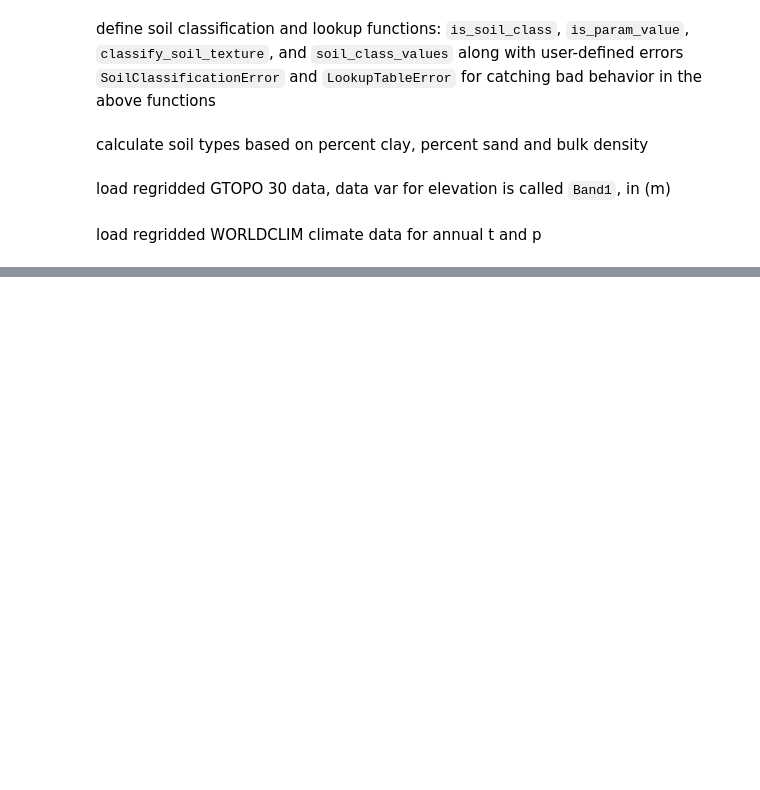
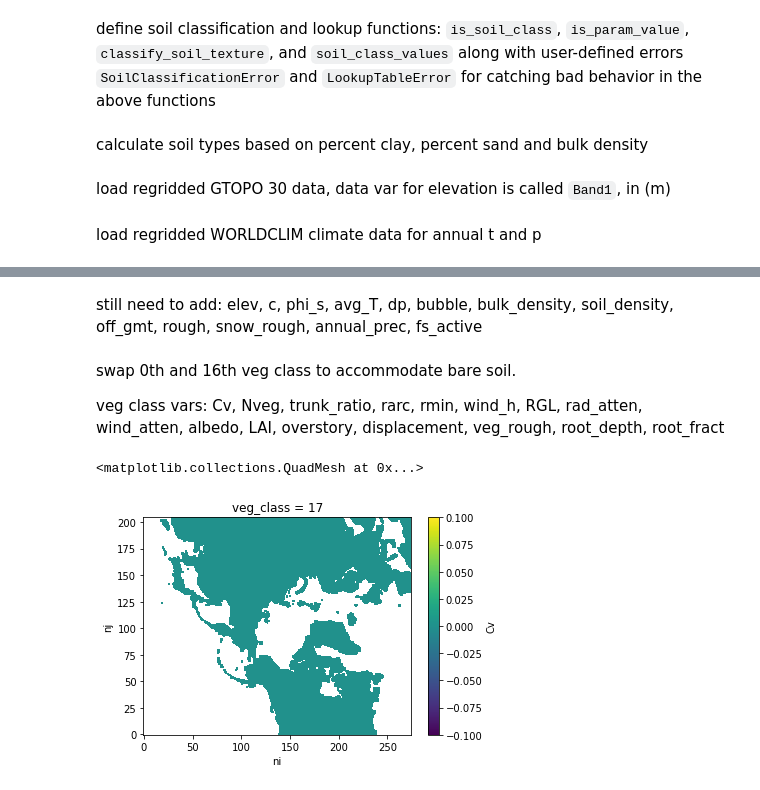
Before and after one commit to UW-Hydro/rasm-vic5-parameters, a Jupyter notebook: initial_parameters.ipynb, the cells around one changed output, grey strips where cells are left out. Drawn from its saved outputs; the diff is of its cells as text; code cells hidden in the pictures; blank space fills up the shorter version.

```diff
--- a/initial_parameters.ipynb
+++ b/initial_parameters.ipynb
@@ -363,0 +1467,3 @@ tavg = temp['tavg'].mean('time')
+# %% [markdown]
+still need to add: elev, c, phi_s, avg_T, dp, bubble, bulk_density, soil_density, off_gmt, rough, snow_rough,
+annual_prec, fs_active
@@ -363,0 +1500,36 @@ tavg = temp['tavg'].mean('time')
+# %%
+sd_l1 = np.copy(masknan_vals)
+sd_l2 = np.copy(masknan_vals)
+sd_l3 = np.copy(masknan_vals)
+
+sd_l1[np.nonzero(masknan_vals)] = 2685.0
+sd_l2[np.nonzero(masknan_vals)] = 2685.0
+sd_l3[np.nonzero(masknan_vals)] = 2685.0
+
+sd_vals = np.rollaxis(np.dstack((sd_l1, sd_l2, sd_l3)),
+                        axis=2)
+params['soil_density'] = xr.DataArray(sd_vals,
+                                      dims=('nlayer','nj', 'ni'),
+                                      coords={'xc': domain.xc, 'yc': domain.yc},
+                                      attrs={'description': "Soil particle density, normally 2685 kg/m3",
+                                       'units': "kg/m3", 'long_name': "soil_density"},
+                                      encoding={"_FillValue": fillval_f,
+                                           "Coordinates": "xc yc"})
+c = np.copy(masknan_vals)
+c[np.nonzero(masknan_vals)] = 2.0
+params['c'] = xr.DataArray(c,
+                           dims=('nj', 'ni'),
+                           coords={'xc': domain.xc, 'yc': domain.yc},
+                           attrs={'description': "Exponent used in baseflow curve, normally set to 2",
+                                      'units': "N/A", 'long_name': "c"},
+                           encoding={"_FillValue": fillval_f,
+                                  "Coordinates": "xc yc"})
+snow_rough = np.copy(masknan_vals)
+snow_rough[np.nonzero(masknan_vals)] = 0.0024
+params['snow_rough'] = xr.DataArray(snow_rough,
+                                    dims=('nj', 'ni'),
+                                    coords={'xc': domain.xc, 'yc': domain.yc},
+                                    attrs={'description': "Surface roughness of snowpack",
+                                              'units': "m", 'long_name': "snow_rough"},
+                                    encoding={"_FillValue": fillval_f,
+                                               "Coordinates": "xc yc"})
@@ -363,0 +1589,9 @@ tavg = temp['tavg'].mean('time')
+# %% [markdown]
+swap 0th and 16th veg class to accommodate bare soil.
+
+veg class vars: Cv, Nveg, trunk_ratio, rarc, rmin, wind_h, RGL, rad_atten, wind_atten, albedo, LAI, overstory, displacement, veg_rough, root_depth, root_fract
+# %%
+params['Cv'].isel(veg_class=16).plot()
+# %% [output]
+<matplotlib.collections.QuadMesh at 0x...>
+[figure, added]
```
Also changed, not shown: parts of 79 cells of this notebook.
